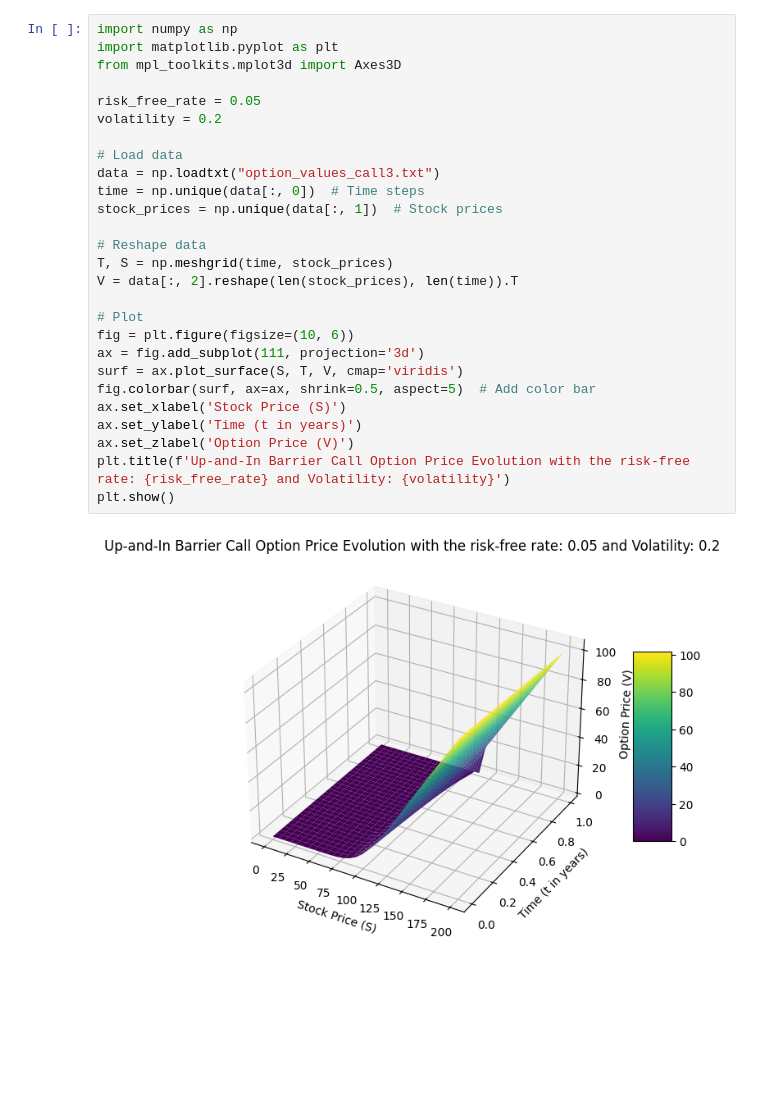
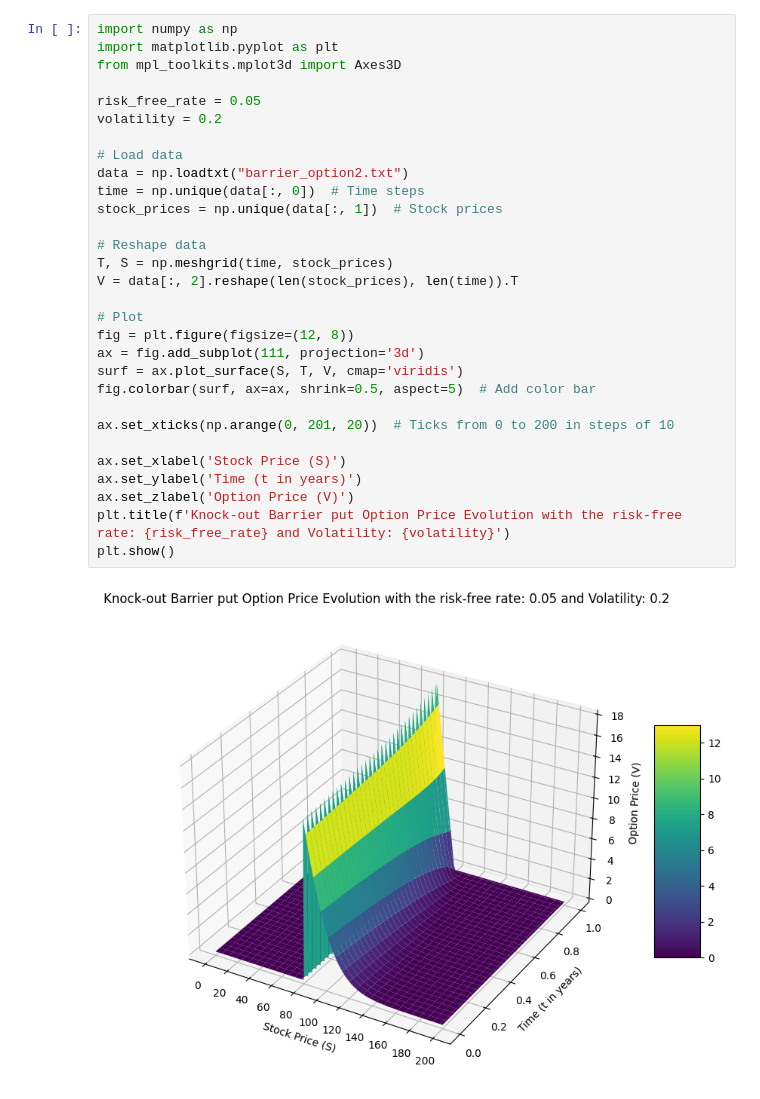
Before and after one commit to ElouanBahri/C-_Pricing_EDP, a Jupyter notebook: src/Graphic/BarrierOption/3D_Barrier.ipynb, the cells around one changed output. Drawn from its saved outputs; the diff is of its cells as text; blank space fills up the shorter version.

```diff
--- a/src/Graphic/BarrierOption/3D_Barrier.ipynb
+++ b/src/Graphic/BarrierOption/3D_Barrier.ipynb
@@ -1,29 +47,32 @@
 # %%
 import numpy as np
 import matplotlib.pyplot as plt
 from mpl_toolkits.mplot3d import Axes3D
 
 risk_free_rate = 0.05
 volatility = 0.2
 
 # Load data
-data = np.loadtxt("option_values_call3.txt")
+data = np.loadtxt("barrier_option2.txt")
 time = np.unique(data[:, 0])  # Time steps
 stock_prices = np.unique(data[:, 1])  # Stock prices
 
 # Reshape data
 T, S = np.meshgrid(time, stock_prices)
 V = data[:, 2].reshape(len(stock_prices), len(time)).T
 
 # Plot
-fig = plt.figure(figsize=(10, 6))
+fig = plt.figure(figsize=(12, 8))
 ax = fig.add_subplot(111, projection='3d')
 surf = ax.plot_surface(S, T, V, cmap='viridis')
 fig.colorbar(surf, ax=ax, shrink=0.5, aspect=5)  # Add color bar
+
+ax.set_xticks(np.arange(0, 201, 20))  # Ticks from 0 to 200 in steps of 10
+
 ax.set_xlabel('Stock Price (S)')
 ax.set_ylabel('Time (t in years)')
 ax.set_zlabel('Option Price (V)')
-plt.title(f'Up-and-In Barrier Call Option Price Evolution with the risk-free rate: {risk_free_rate} and Volatility: {volatility}')
+plt.title(f'Knock-out Barrier put Option Price Evolution with the risk-free rate: {risk_free_rate} and Volatility: {volatility}')
 plt.show()
 # %% [output]
-[figure, old version]
+[figure, new version]
```
Also changed, not shown: parts of 5 cells of this notebook, 14 other files.
